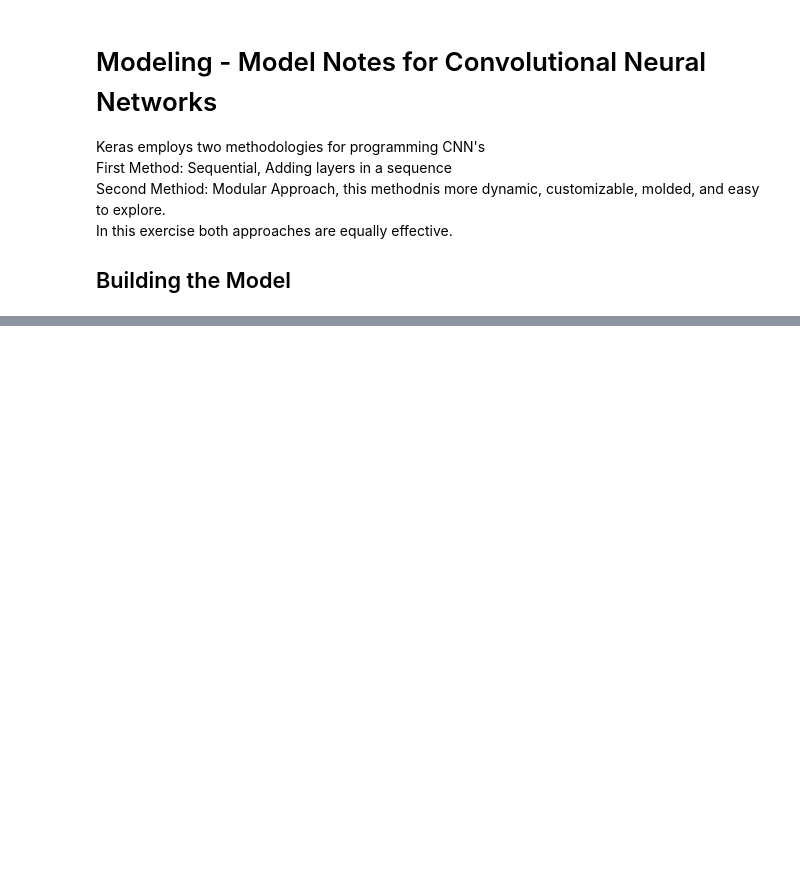
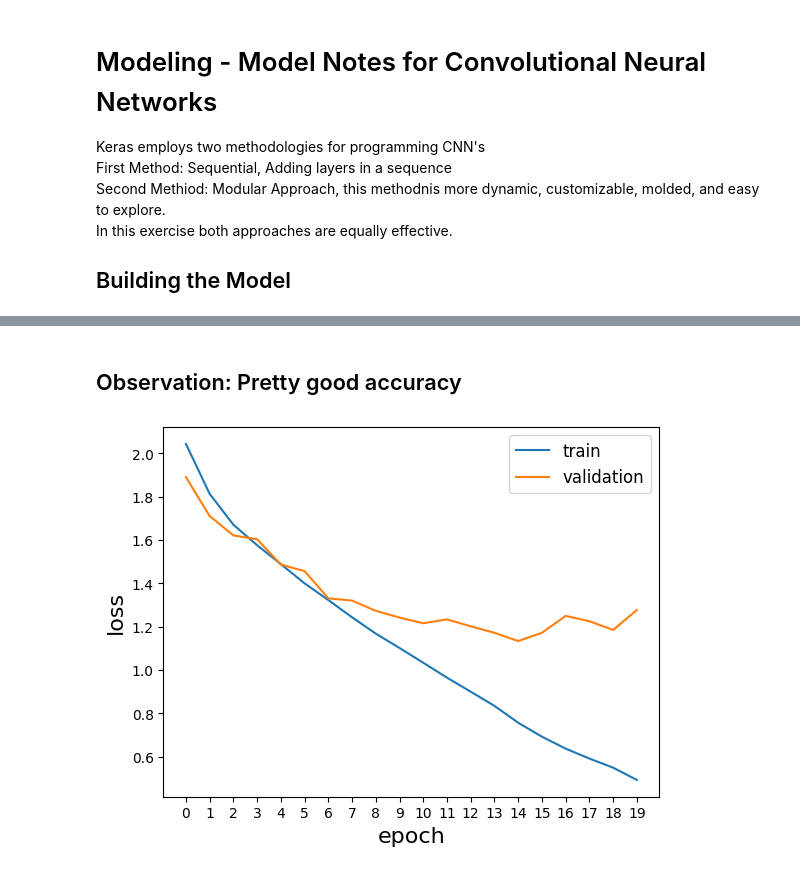
Before and after one commit to AirPro/DeepLearningFinalProject, a Jupyter notebook: Freidrd_Deep_Learning_Final_Projecct_V1.ipynb, the cells around one changed output, grey strips where cells are left out. Cells and saved outputs as stored; diff of their text form; code cells hidden in the pictures; blank space fills up the shorter version.

```diff
--- a/Freidrd_Deep_Learning_Final_Projecct_V1.ipynb
+++ b/Freidrd_Deep_Learning_Final_Projecct_V1.ipynb
@@ -121,0 +127,10 @@ model = models.Sequential()
+# %%
+model.add(Conv2D(32,(3,3), activation='relu', kernel_initializer='he_uniform', padding='same', input_shape=(32,32,3)))
+model.add(Conv2D(32,(3,3), activation='relu', kernel_initializer='he_uniform', padding='same'))
+model.add(MaxPooling2D((2,2)))
+model.add(Conv2D(64,(3,3), activation='relu', kernel_initializer='he_uniform', padding='same'))
+model.add(Conv2D(64,(3,3), activation='relu', kernel_initializer='he_uniform', padding='same'))
+model.add(MaxPooling2D((2,2)))
+model.add(Conv2D(128,(3,3), activation='relu', kernel_initializer='he_uniform', padding='same'))
+model.add(Conv2D(128,(3,3), activation='relu', kernel_initializer='he_uniform', padding='same'))
+model.add(MaxPooling2D((2,2)))
@@ -121,0 +140,5 @@ model = models.Sequential()
+# %%
+model.add(Flatten())
+model.add(Dense(128, activation='relu', kernel_initializer='he_uniform'))
+model.add(Dense(10, activation='softmax'))
+model.summary()
@@ -121,0 +165,6 @@ model = models.Sequential()
+# %%
+# import SGD
+from keras.optimizers import SGD
+# use the modest learning rate of 0.001, large momentum of 0.9, categorical cross entropy loss function
+opt = SGD(learning_rate=0.001, momentum=0.9)
+model.compile(optimizer=opt, loss='categorical_crossentropy', metrics=['accuracy'])
@@ -121,0 +173,2 @@ model = models.Sequential()
+# %%
+history=model.fit(X_train, y_train, epochs=20, validation_data=(X_test,y_test))
@@ -121,0 +201,14 @@ model = models.Sequential()
+# %% [markdown]
+## Observation: Pretty good accuracy
+# %%
+epochs_num = 20
+plt.plot(history.history['loss'])
+plt.plot(history.history['val_loss'])
+plt.legend(['train', 'validation'], loc='upper right', fontsize='large')
+plt.ylabel('loss', fontsize=16)
+plt.xlabel('epoch', fontsize=16)
+plt.yticks()
+plt.xticks(np.arange(0, epochs_num))
+plt.show()
+# %% [output]
+[figure, added]
```
Also changed, not shown: parts of 12 cells of this notebook.
